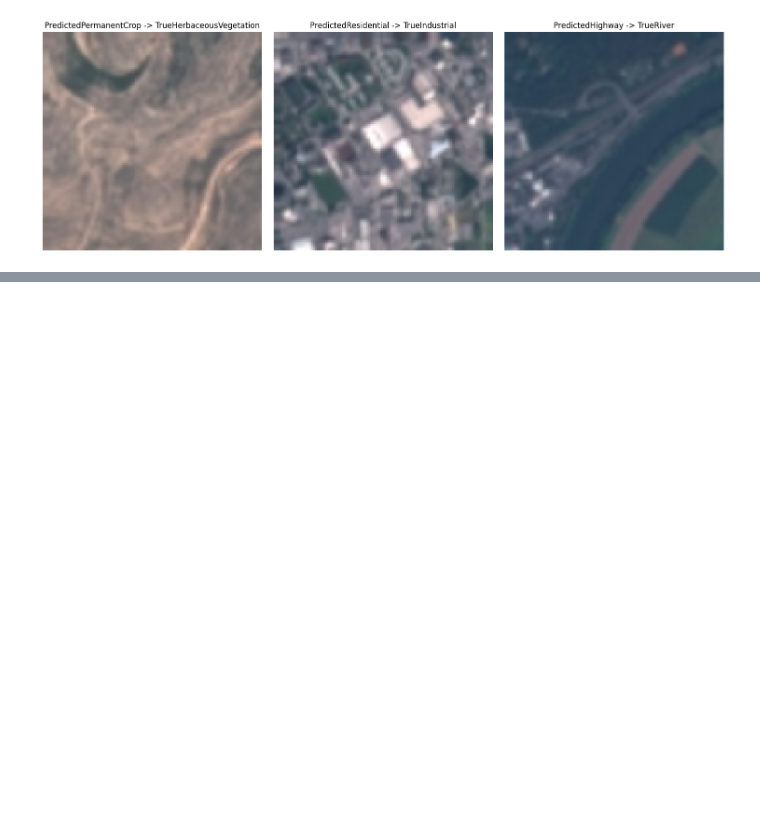
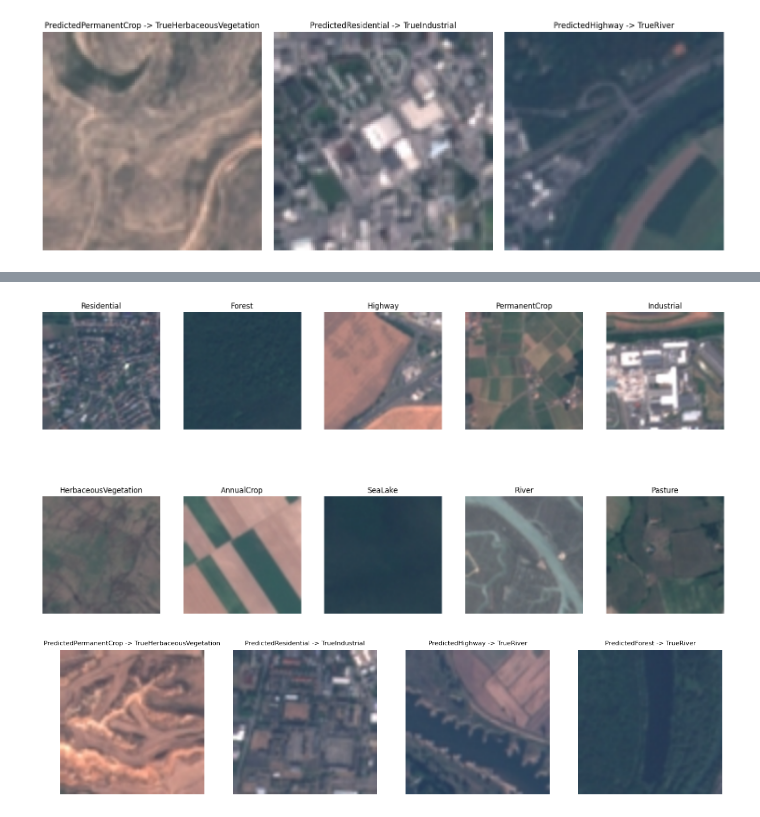
Before and after one commit to shaunakdivine/sta380exercises, a Jupyter notebook: imageClassificationNN.ipynb, the cells around one changed output, grey strips where cells are left out. Drawn from its saved outputs; the diff is of its cells as text; code cells hidden in the pictures; blank space fills up the shorter version.

```diff
--- a/imageClassificationNN.ipynb
+++ b/imageClassificationNN.ipynb
@@ -203,0 +374,54 @@ plt.show()
+# %%
+import random
+
+
+correct_per_class = {}
+incorrect_cases = {}
+
+with torch.no_grad():
+    for images, labels in test_loader:
+        outputs = model(images)
+        _, preds = torch.max(outputs, 1)
+        for i in range(len(labels)):
+            true_label = labels[i].item()
+            predicted_label = preds[i].item()
+            image = images[i].permute(1, 2, 0).cpu().numpy()
+            image = np.clip(image * np.array([0.229, 0.224, 0.225]) + np.array([0.485, 0.456, 0.406]), 0, 1)
+
+
+            if true_label == predicted_label and true_label not in correct_per_class:
+                correct_per_class[dataset.classes[true_label]] = image
+
+
+            if true_label == dataset.class_to_idx['HerbaceousVegetation'] and predicted_label == dataset.class_to_idx['PermanentCrop']:
+                incorrect_cases['PredictedPermanentCrop_TrueHerbaceousVegetation'] = image
+            elif true_label == dataset.class_to_idx['River'] and predicted_label == dataset.class_to_idx['Highway']:
+                incorrect_cases['PredictedHighway_TrueRiver'] = image
+            elif true_label == dataset.class_to_idx['Industrial'] and predicted_label == dataset.class_to_idx['Residential']:
+                incorrect_cases['PredictedResidential_TrueIndustrial'] = image
+            elif true_label == dataset.class_to_idx['River'] and predicted_label == dataset.class_to_idx['Forest']:
+                incorrect_cases['PredictedForest_TrueRiver'] = image
+
+            if len(correct_per_class) == len(dataset.classes) and len(incorrect_cases) == 4:
+                break
+
+
+plt.figure(figsize=(20, 10))
+for idx, (class_name, image) in enumerate(correct_per_class.items()):
+    plt.subplot(2, 5, idx + 1)
+    plt.imshow(image)
+    plt.title(class_name)
+    plt.axis('off')
+plt.show()
+
+
+plt.figure(figsize=(15, 5))
+for idx, (description, image) in enumerate(incorrect_cases.items()):
+    plt.subplot(1, 4, idx + 1)
+    plt.imshow(image)
+    plt.title(description.replace('_', ' -> '), fontsize=8)
+    plt.axis('off')
+plt.show()
+# %% [output]
+[figure, added]
+[figure, added]
```
Also changed, not shown: parts of 6 cells of this notebook.
